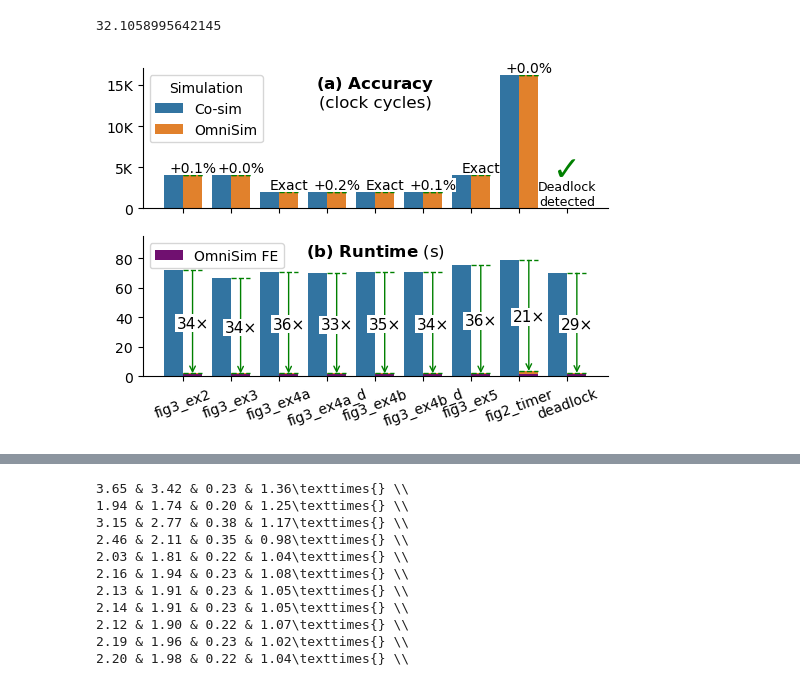
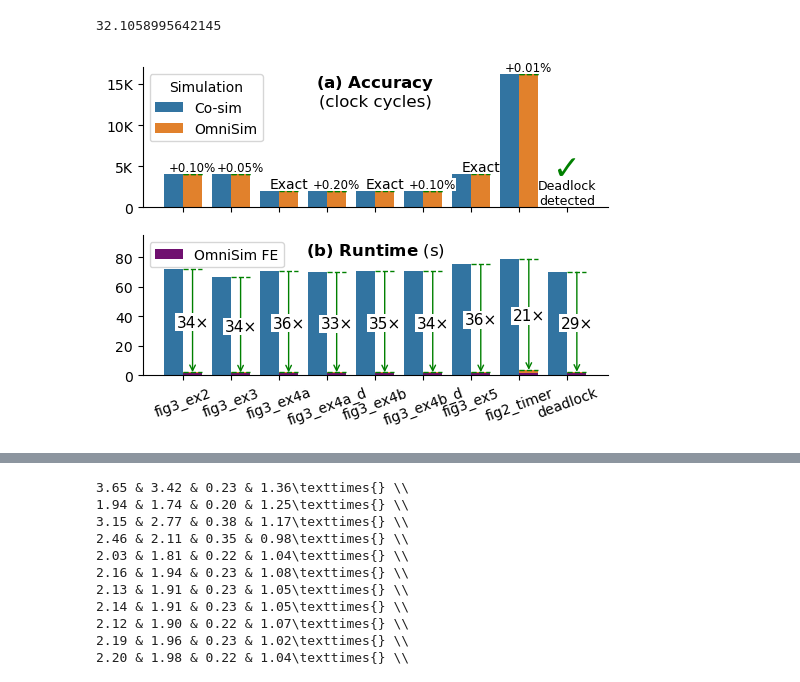
Before and after one commit to ArkaneMoose/omnisim-benchmarks, a Jupyter notebook: plots.ipynb, the cells around one changed output, grey strips where cells are left out. Saved outputs shown, nothing was run; the diff lists cells and outputs as text; code cells hidden in the pictures.

Commit message:
update plots

```diff
--- a/plots.ipynb
+++ b/plots.ipynb
@@ -113,7 +113,7 @@ for cosim_bar, omnisim_bar in zip(ax1.containers[0], ax1.containers[1]):
 
     ax1.plot([x1, x2], [y2, y2], color="green", linestyle="--", lw=lw)
     ax1.plot([x, x], [y1, y2], color="green", linestyle="-", lw=lw)
-    ax1.text(x, y2, f"{(y2 - y1) / y1:+.1%}", horizontalalignment="center", verticalalignment="bottom", fontsize=10, bbox=dict(fc="white", pad=0, lw=0))
+    ax1.text(x, y2, f"{(y2 - y1) / y1:+.2%}", horizontalalignment="center", verticalalignment="bottom", fontsize=8.5, bbox=dict(fc="white", pad=0, lw=0))
 
 tidy1 = df.rename(columns={"name": "Design", "cosim_time": "Co-sim", "omnisim_time": "OmniSim MT"}).melt(id_vars=("Design",), value_vars=("Co-sim", "OmniSim MT")).rename(columns={"value": "Simulation runtime (s)", "variable": "Simulation"})
 bar1 = sns.barplot(data=tidy1, x="Design", y="Simulation runtime (s)", hue="Simulation", ax=ax2)
@@ -125,32 +125,32 @@ tidy2 = pd.concat([tidy2a, tidy2])
 bar2 = sns.barplot(data=tidy2, x="Design", y="Simulation runtime (s)", hue="Simulation", ax=ax2, palette="light:purple")
 sns.despine(fig)
 ax2.tick_params(axis="x", rotation=20)
 
 for cosim_bar, omnisim_bar in zip(ax2.containers[0], ax2.containers[1]):
     x1 = omnisim_bar.get_x()
     w = omnisim_bar.get_width()
     x2 = x1 + w
     x = x1 + (w / 2)
     y1 = cosim_bar.get_height()
     y2 = omnisim_bar.get_height()
     y = (y1 + y2) / 2
     lw = 1
     ax2.plot([x1, x2], [y1, y1], color="green", linestyle="--", lw=lw)
     ax2.plot([x1, x2], [y2, y2], color="green", linestyle="--", lw=lw)
     ax2.annotate("", xytext=(x, y1), xy=(x, y2), arrowprops=dict(arrowstyle="->", shrinkA=lw / 2, shrinkB=0, color="green", lw=lw))
     ax2.text(x, y, f"{y1 / y2:.0f}\u00D7", fontsize=11, horizontalalignment="center", verticalalignment="center_baseline", bbox=dict(fc="white", pad=1, lw=0))
 
 handles, labels = ax2.get_legend_handles_labels()
 order = [2]
 ax2.legend([handles[idx] for idx in order],[labels[idx] for idx in order], loc="upper left")
 ax2.set_ylim(0, 95)
 
 ax1.set_title("$\\bf(a)\\ Accuracy$\n(clock cycles)", y=1.0, pad=-28)
 ax2.set_title("$\\bf(b)\\ Runtime$ (s)", y=1.0, pad=-14)
 ax1.set_ylabel("")
 ax2.set_ylabel("")
 ax2.set_xlabel("")
 fig.savefig("experiments.pdf", bbox_inches="tight")
 # %% [output]
-[figure, old version]
+[figure, new version]
 # %%
```
Also changed, not shown: parts of 4 cells of this notebook.
